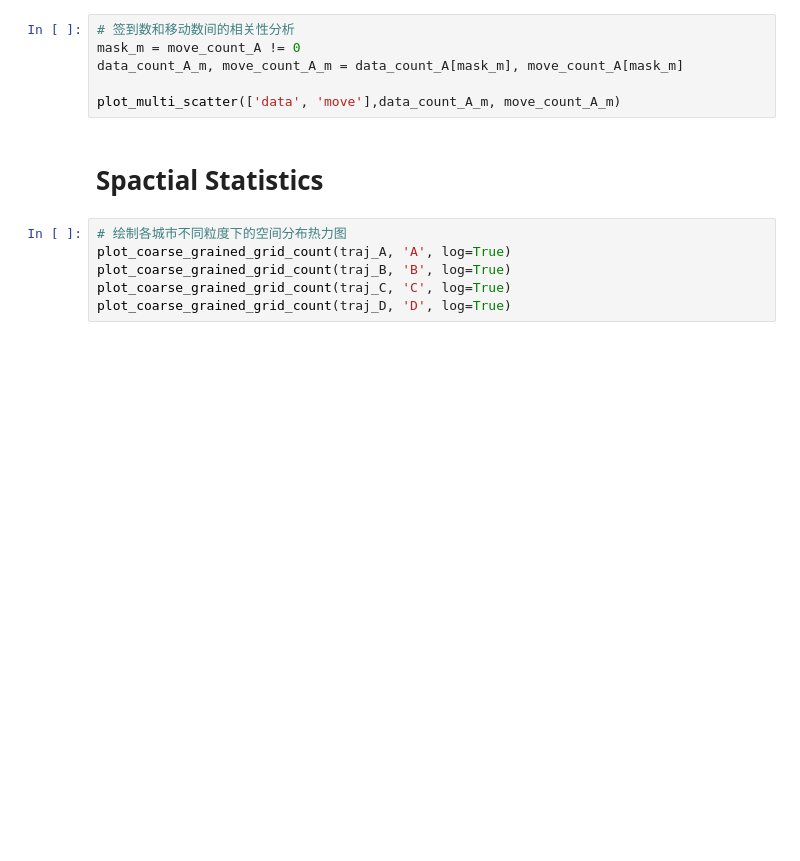
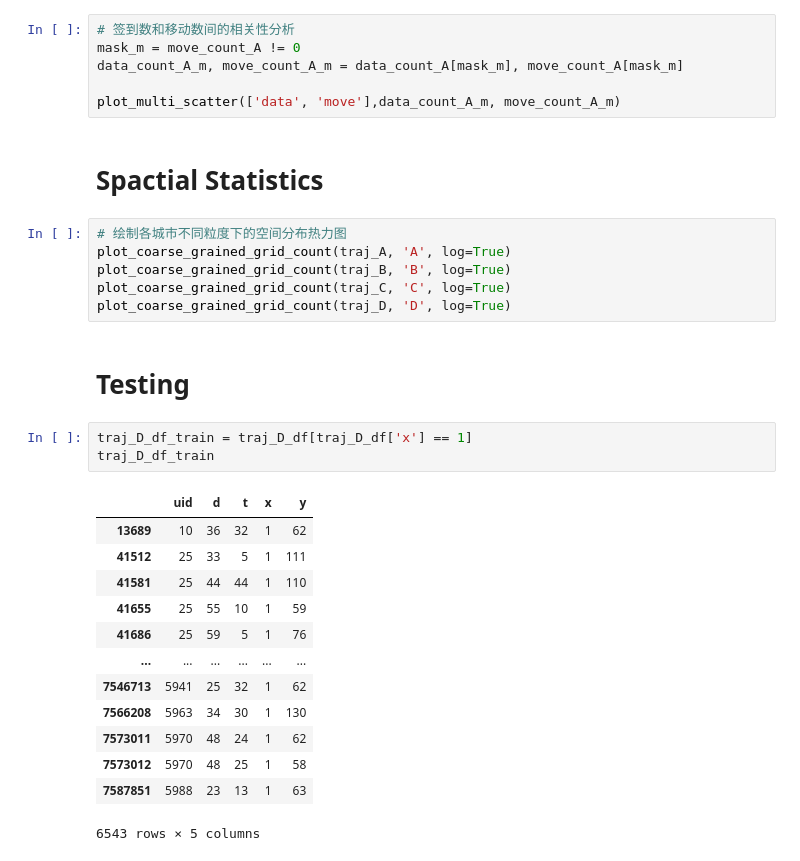
Before and after one commit to RobinsonXing/hmpc2024, a Jupyter notebook: analysis1.ipynb, the cells around one changed output. Cells and saved outputs as stored; diff of their text form; blank space fills up the shorter version.

```diff
--- a/analysis1.ipynb
+++ b/analysis1.ipynb
@@ -743,3 +703,22 @@ plot_coarse_grained_grid_count(traj_A, 'A', log=True)
 plot_coarse_grained_grid_count(traj_B, 'B', log=True)
 plot_coarse_grained_grid_count(traj_C, 'C', log=True)
 plot_coarse_grained_grid_count(traj_D, 'D', log=True)
+# %% [markdown]
+# Testing
+# %%
+traj_D_df_train = traj_D_df[traj_D_df['x'] == 1]
+traj_D_df_train
+# %% [output]
+|  | uid | d | t | x | y |
+| 13689 | 10 | 36 | 32 | 1 | 62 |
+| 41512 | 25 | 33 | 5 | 1 | 111 |
+| 41581 | 25 | 44 | 44 | 1 | 110 |
+| 41655 | 25 | 55 | 10 | 1 | 59 |
+| 41686 | 25 | 59 | 5 | 1 | 76 |
+| ... | ... | ... | ... | ... | ... |
+| 7546713 | 5941 | 25 | 32 | 1 | 62 |
+| 7566208 | 5963 | 34 | 30 | 1 | 130 |
+| 7573011 | 5970 | 48 | 24 | 1 | 62 |
+| 7573012 | 5970 | 48 | 25 | 1 | 58 |
+| 7587851 | 5988 | 23 | 13 | 1 | 63 |
+6543 rows × 5 columns
```
Also changed, not shown: parts of 7 cells of this notebook, 3 other files.
